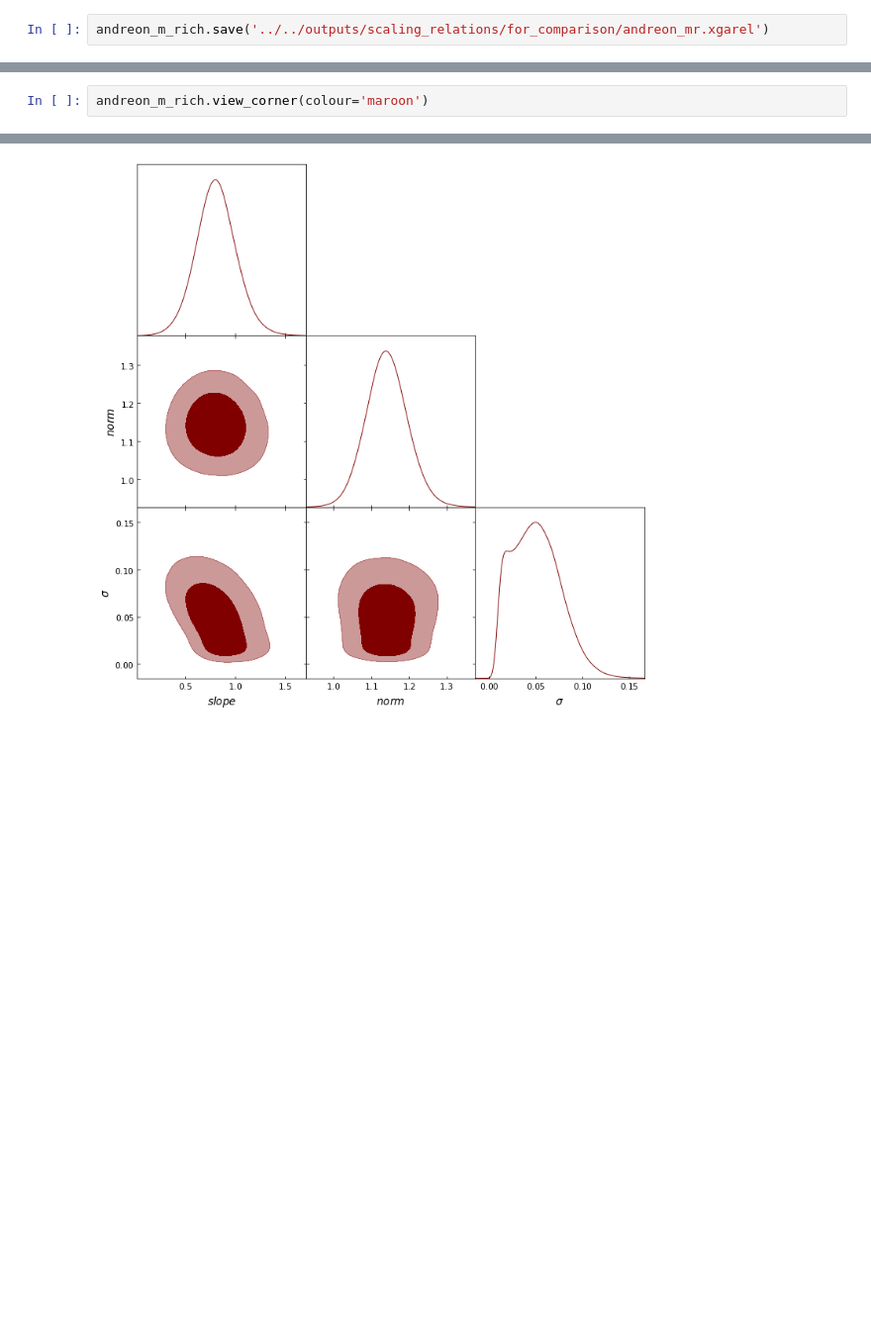
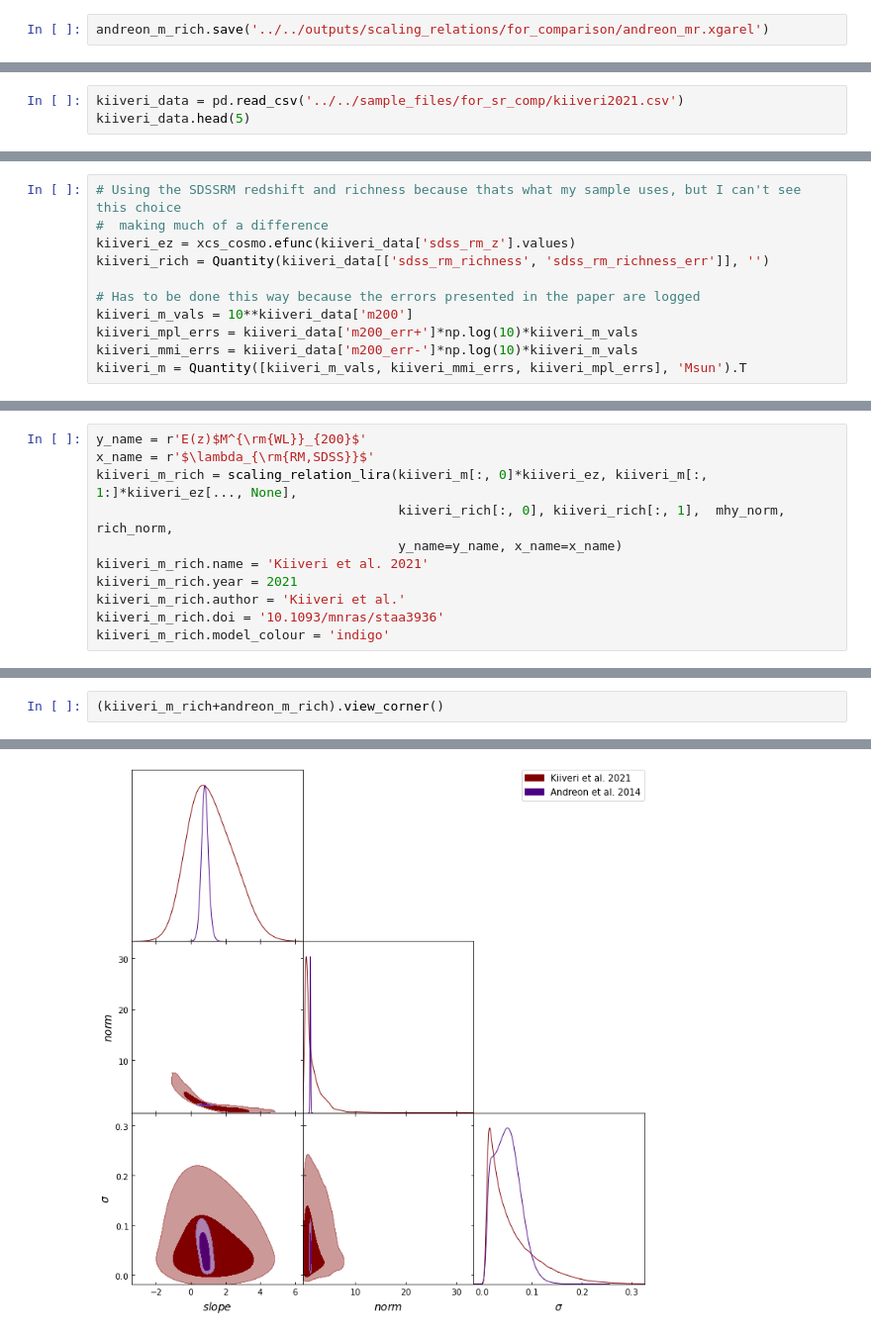
Before and after one commit to DavidT3/XCS-Mass-Paper-I-Analysis, a Jupyter notebook: notebooks/scaling_relations/refitting_comparison_relations.ipynb, the cells around one changed output, grey strips where cells are left out. Shown at 99% size. Drawn from its saved outputs; the diff is of its cells as text; blank space fills up the shorter version.

Commit message:
Added another (really bad) WLmass - richness relation

```diff
--- a/notebooks/scaling_relations/refitting_comparison_relations.ipynb
+++ b/notebooks/scaling_relations/refitting_comparison_relations.ipynb
@@ -311,0 +326,3 @@ andreon_m_rich.save('../../outputs/scaling_relations/for_comparison/andreon_mr.x
+# %%
+kiiveri_data = pd.read_csv('../../sample_files/for_sr_comp/kiiveri2021.csv')
+kiiveri_data.head(5)
@@ -311,0 +336,11 @@ andreon_m_rich.save('../../outputs/scaling_relations/for_comparison/andreon_mr.x
+# %%
+# Using the SDSSRM redshift and richness because thats what my sample uses, but I can't see this choice
+#  making much of a difference
+kiiveri_ez = xcs_cosmo.efunc(kiiveri_data['sdss_rm_z'].values)
+kiiveri_rich = Quantity(kiiveri_data[['sdss_rm_richness', 'sdss_rm_richness_err']], '')
+
+# Has to be done this way because the errors presented in the paper are logged
+kiiveri_m_vals = 10**kiiveri_data['m200']
+kiiveri_mpl_errs = kiiveri_data['m200_err+']*np.log(10)*kiiveri_m_vals
+kiiveri_mmi_errs = kiiveri_data['m200_err-']*np.log(10)*kiiveri_m_vals
+kiiveri_m = Quantity([kiiveri_m_vals, kiiveri_mmi_errs, kiiveri_mpl_errs], 'Msun').T
@@ -311,0 +349,11 @@ andreon_m_rich.save('../../outputs/scaling_relations/for_comparison/andreon_mr.x
+# %%
+y_name = r'E(z)$M^{\rm{WL}}_{200}$'
+x_name = r'$\lambda_{\rm{RM,SDSS}}$'
+kiiveri_m_rich = scaling_relation_lira(kiiveri_m[:, 0]*kiiveri_ez, kiiveri_m[:, 1:]*kiiveri_ez[..., None],
+                                       kiiveri_rich[:, 0], kiiveri_rich[:, 1],  mhy_norm, rich_norm,
+                                       y_name=y_name, x_name=x_name)
+kiiveri_m_rich.name = 'Kiiveri et al. 2021'
+kiiveri_m_rich.year = 2021
+kiiveri_m_rich.author = 'Kiiveri et al.'
+kiiveri_m_rich.doi = '10.1093/mnras/staa3936'
+kiiveri_m_rich.model_colour = 'indigo'
@@ -312,4 +370,4 @@ andreon_m_rich.save('../../outputs/scaling_relations/for_comparison/andreon_mr.x
 # %%
-andreon_m_rich.view_corner(colour='maroon')
+(kiiveri_m_rich+andreon_m_rich).view_corner()
 # %% [output]
 Removed no burn in
@@ -316 +376 @@ Removed no burn in
-[figure, old version]
+[figure, new version]
```
Also changed, not shown: parts of 17 cells of this notebook, 8 other files.
